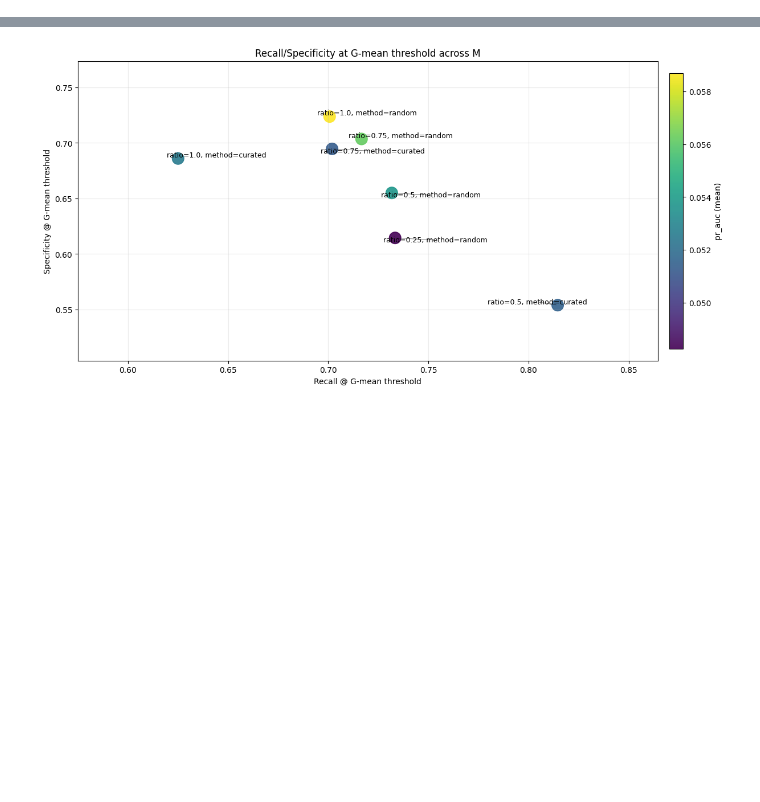
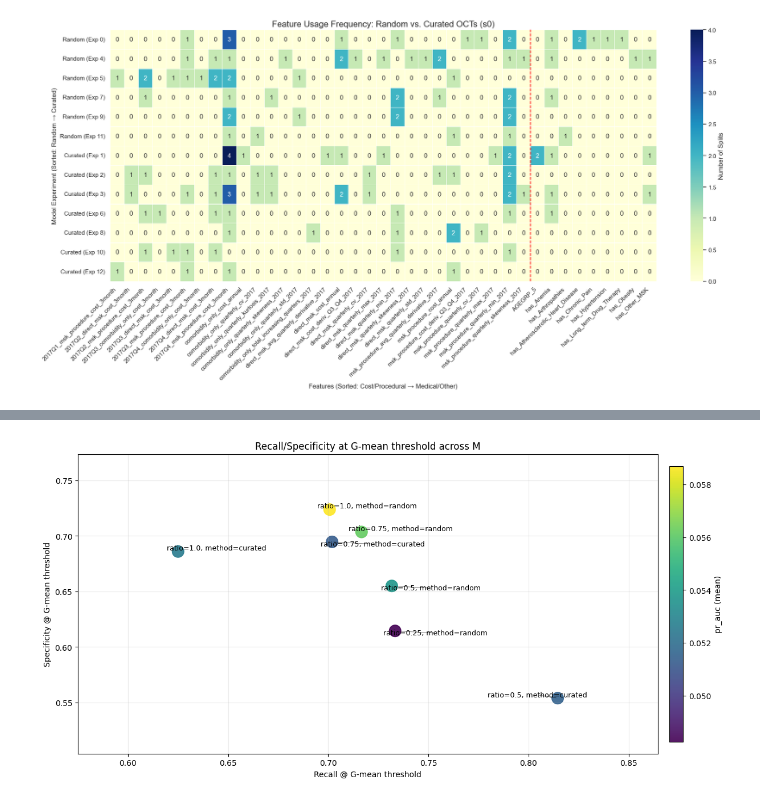
Before and after one commit to cat2510/optimization_guided_curation_ICML, a Jupyter notebook: msk_analysis/plot_recall.ipynb, the cells around one changed output, grey strips where cells are left out. Saved outputs shown, nothing was run; the diff lists cells and outputs as text; code cells hidden in the pictures; blank space fills up the shorter version.

```diff
--- a/msk_analysis/plot_recall.ipynb
+++ b/msk_analysis/plot_recall.ipynb
@@ -1,3 +1,84 @@
+# %%
+import pandas as pd
+import seaborn as sns
+import matplotlib.pyplot as plt
+from pathlib import Path
+import re
+
+def plot_feature_split_heatmap(folder_path="exp_random_vs_curation_all_features_smart_seed/results", seed = "0"):
+    base_path = Path(folder_path)
+    all_files = list(base_path.glob(f"oct_tree_exp*_s{seed}_splits.csv"))
+
+    # 1. Load data and identify all unique features
+    model_data = []
+    unique_features = set()
+
+    for f_path in all_files:
+        fname = f_path.name.lower()
+        method = "Random" if "random" in fname else "Curated"
+
+        # Extract Exp number (e.g., exp1)
+        exp_match = re.search(r'exp(\d+)', fname)
+        exp_num = int(exp_match.group(1)) if exp_match else 0
+
+        df = pd.read_csv(f_path)
+        # Count splits per feature in this tree
+        counts = df['feature'].value_counts().to_dict()
+        unique_features.update(counts.keys())
+
+        counts['Method_Prefix'] = method
+        counts['Exp_Num'] = exp_num
+        counts['Model_ID'] = f"{method} (Exp {exp_num})"
+        model_data.append(counts)
+
+    # 2. Create Matrix
+    matrix_df = pd.DataFrame(model_data).set_index('Model_ID').fillna(0)
+
+    # 3. SORTING LOGIC
+    # X-AXIS: Cost Columns First, then Others
+    def is_cost_col(col):
+        c = col.lower()
+        keywords = ["cost", "quarterly", "increasing", "decreasing", "skewness", "kurtosis", "cv", "range"]
+        is_cost = any(k in c for k in keywords) and "2018" not in c
+        return 0 if is_cost else 1 # 0 comes before 1 in sort
+
+    sorted_features = sorted(list(unique_features), key=lambda x: (is_cost_col(x), x))
+
+    # Y-AXIS: Random then Curated, then by Exp Number
+    # We create a temporary sorting key
+    matrix_df['sort_key'] = matrix_df['Method_Prefix'].apply(lambda x: 0 if x == "Random" else 1)
+    matrix_df = matrix_df.sort_values(by=['sort_key', 'Exp_Num'])
+
+    # Clean up for plotting
+    plot_df = matrix_df[sorted_features]
+
+    # 4. Visualization
+    plt.figure(figsize=(20, 10))
+    sns.set_theme(style="white")
+
+    # Use a sequential colormap to show split density
+    ax = sns.heatmap(plot_df, annot=True, fmt=".0f", cmap="YlGnBu",
+                     linewidths=.5, cbar_kws={'label': 'Number of Splits'})
+
+    plt.title("Feature Usage Frequency: Random vs. Curated OCTs (s0)", fontsize=16)
+    plt.xlabel("Features (Sorted: Cost/Procedural → Medical/Other)", fontsize=12)
+    plt.ylabel("Model Experiment (Sorted: Random → Curated)", fontsize=12)
+
+    # Visual divider for Cost vs Medical
+    num_cost = len([f for f in sorted_features if is_cost_col(f) == 0])
+    plt.axvline(x=num_cost, color='red', linestyle='--', label='Cost/Medical Boundary')
+
+    plt.xticks(rotation=45, ha='right')
+    plt.tight_layout()
+    plt.savefig('feature_split_comparison.png', dpi=300)
+    plt.show()
+
+
+
+folder_path = "kmeanspp_exp_random_vs_curation_medical_only_for_prediction/results"
+plot_feature_split_heatmap(folder_path,seed = "42")
+# %% [output]
+[figure, added]
 # %%
 import pandas as pd
 import seaborn as sns
```
Also changed, not shown: parts of 5 cells of this notebook, 9 other files.
